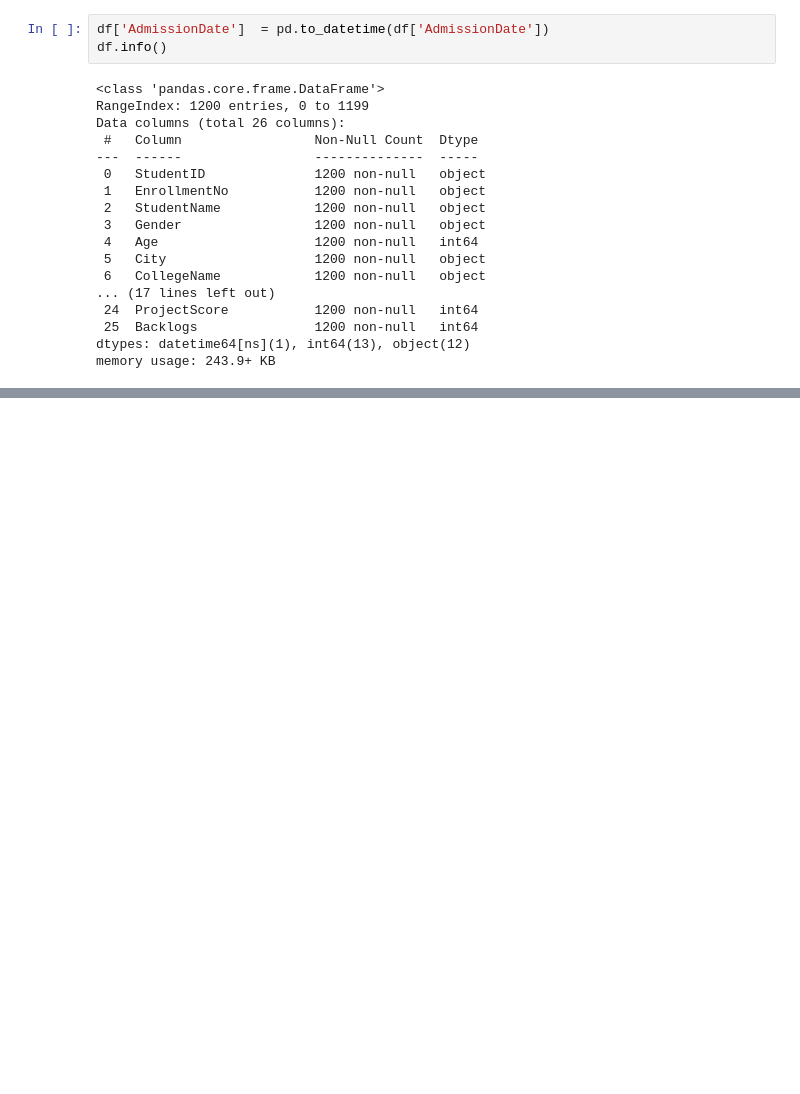
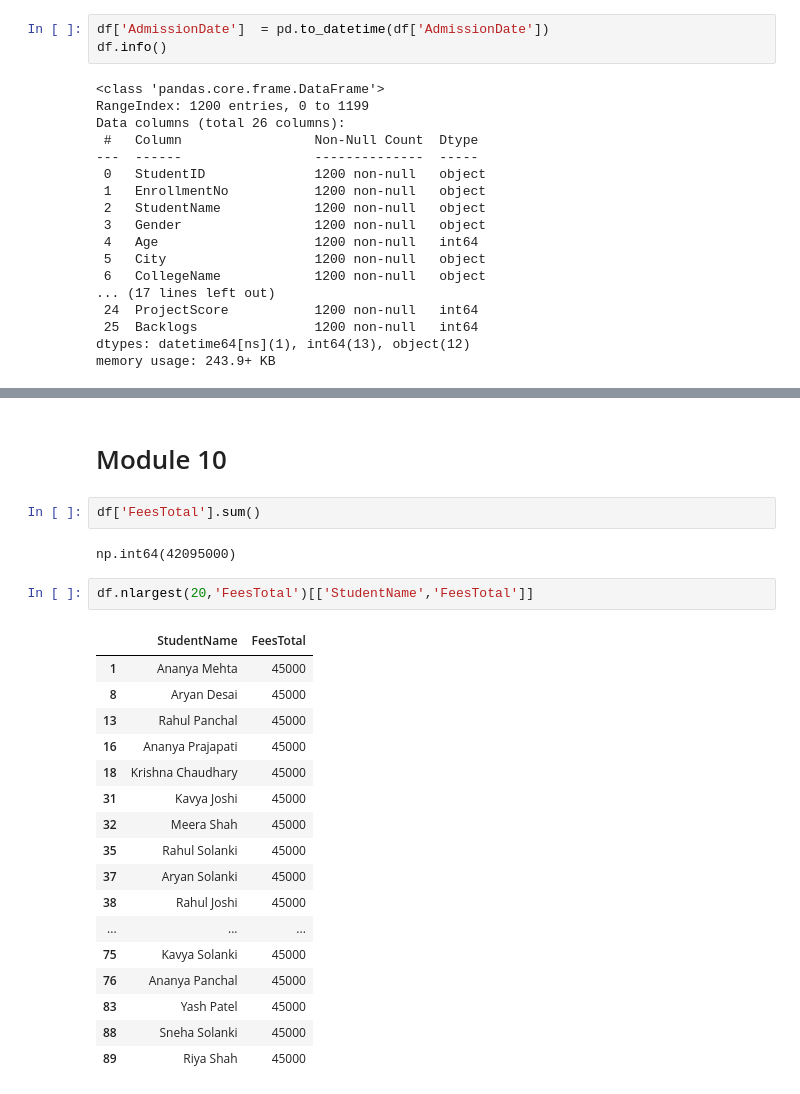
Before and after one commit to YUGPATEL7/data-science-journey, a Jupyter notebook: Data_Science/03_Bacis_modules_for_ML/02_Pandas/02_Student_Dashboard_Analytics.ipynb, the cells around one changed output, grey strips where cells are left out. Cells and saved outputs as stored; diff of their text form; blank space fills up the shorter version.

```diff
--- a/Data_Science/03_Bacis_modules_for_ML/02_Pandas/02_Student_Dashboard_Analytics.ipynb
+++ b/Data_Science/03_Bacis_modules_for_ML/02_Pandas/02_Student_Dashboard_Analytics.ipynb
@@ -185,0 +423,26 @@ df.rename(columns={"AttendancePct": "Attendance"}, inplace=True)
+# %% [markdown]
+# Module 10
+# %%
+df['FeesTotal'].sum()
+# %% [output]
+np.int64(42095000)
+# %%
+df.nlargest(20,'FeesTotal')[['StudentName','FeesTotal']]
+# %% [output]
+|  | StudentName | FeesTotal |
+| 1 | Ananya Mehta | 45000 |
+| 8 | Aryan Desai | 45000 |
+| 13 | Rahul Panchal | 45000 |
+| 16 | Ananya Prajapati | 45000 |
+| 18 | Krishna Chaudhary | 45000 |
+| 31 | Kavya Joshi | 45000 |
+| 32 | Meera Shah | 45000 |
+| 35 | Rahul Solanki | 45000 |
+| 37 | Aryan Solanki | 45000 |
+| 38 | Rahul Joshi | 45000 |
+| ... | ... | ... |
+| 75 | Kavya Solanki | 45000 |
+| 76 | Ananya Panchal | 45000 |
+| 83 | Yash Patel | 45000 |
+| 88 | Sneha Solanki | 45000 |
+| 89 | Riya Shah | 45000 |
```
Also changed, not shown: parts of 42 cells of this notebook, 2 other files.
